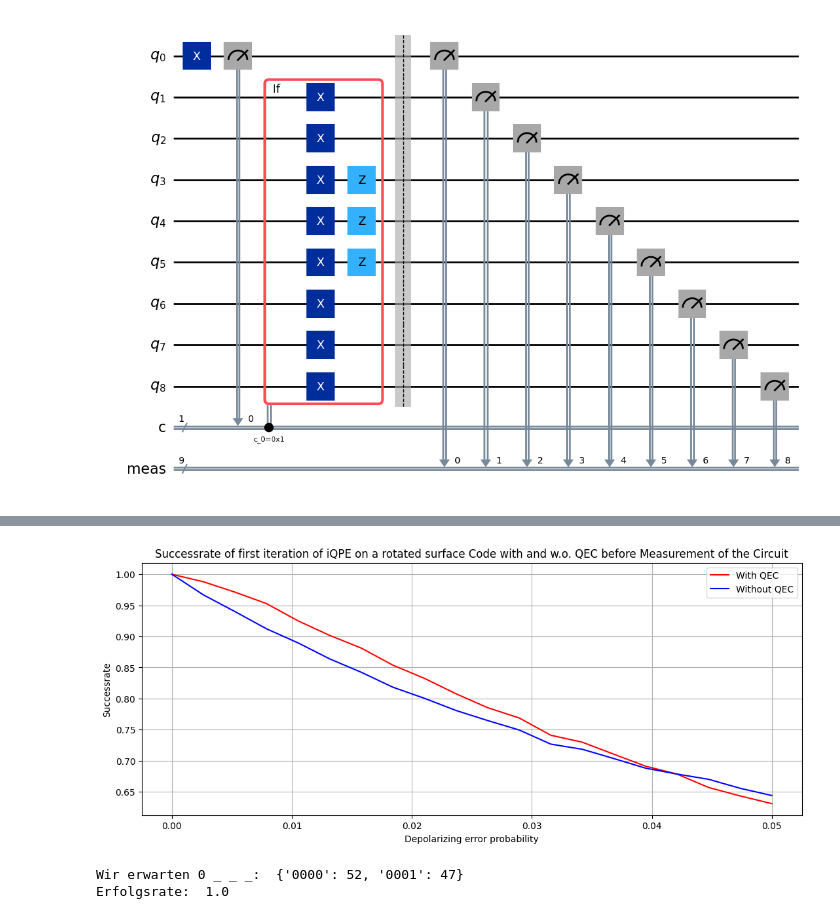
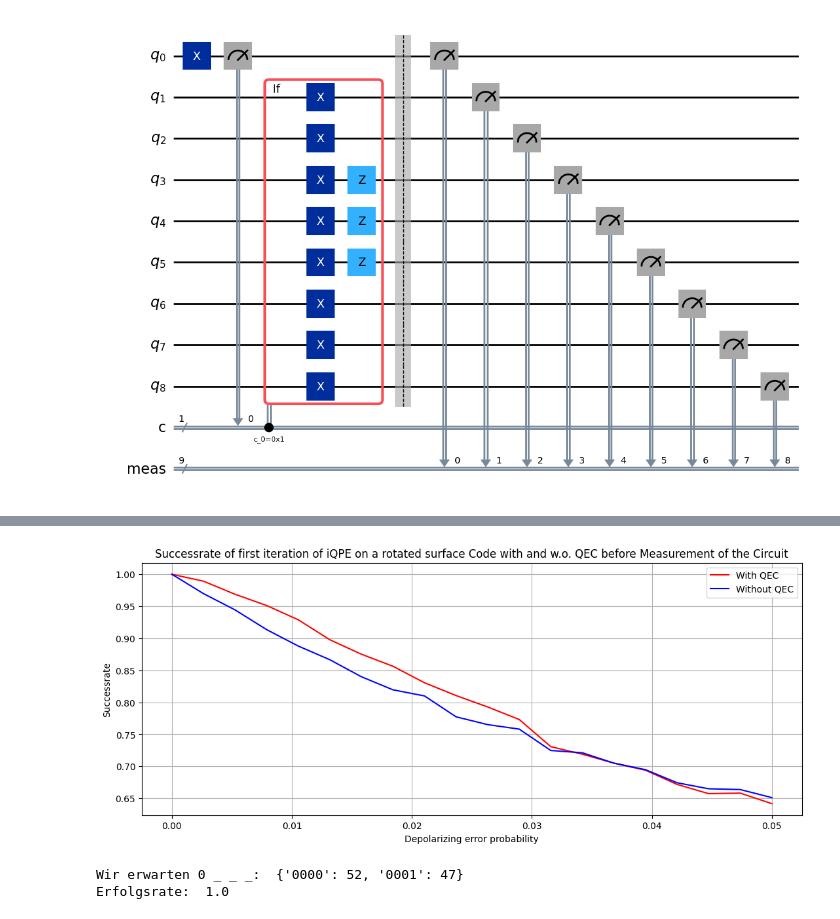
Before and after one commit to RicemanBoy/qc_researchproject, a Jupyter notebook: Rotated Surface Code/Eigener Surface Code.ipynb, the cells around one changed output, grey strips where cells are left out. Drawn from its saved outputs; the diff is of its cells as text; code cells hidden in the pictures.

```diff
--- a/Rotated Surface Code/Eigener Surface Code.ipynb
+++ b/Rotated Surface Code/Eigener Surface Code.ipynb
@@ -728,7 +777,7 @@ ancilla = qc.num_qubits - 2
 qc = Hadamard(qc,0)
 
 for i in range(4):
-    qc = T_L_test(circuit = qc, had = True, pos = 0)
+    qc = adjoint_T_L(circuit = qc, had = True, pos = 0)
 
 #qc = Z_L(qc, True, 0)
 
@@ -738,12 +787,13 @@ qc.reset(ancilla)
 
 qc = Z_parity(qc,False,0)
 
-qc.measure(ancilla,3)
+qc.measure(ancilla,0)
 
 sim = AerSimulator()
-job = sim.run(qc, shots=100000)
+job = sim.run(qc, shots=1000)
 result = job.result()
 counts = result.get_counts()
 
 print("Wir wollen 1 _ _ _: ", counts)
+gates(qc)
 # %% [output]
@@ -931,7 +986,7 @@ qc = Z_parity(qc,hadamard = False,pos=0)
 
 qc.measure(ancilla,3)
 
-shots = 100000
+shots = 10000
 sim = AerSimulator()
 job = sim.run(qc, noise_model = noise_model, shots=shots)
 result = job.result()
@@ -995,7 +1051,7 @@ for i in x:
 
     qc.measure(ancilla,3)
 
-    shots = 50000
+    shots = 5000
     sim = AerSimulator()
     job = sim.run(qc, noise_model = noise_model, shots=shots)
     result = job.result()
@@ -1023,38 +1079,38 @@ for i in x:
     qc = Z_parity(qc,hadamard = False,pos=0)
     qc.measure(ancilla,3)
 
-    shots = 50000
+    shots = 5000
     sim = AerSimulator()
     job = sim.run(qc, noise_model = noise_model, shots=shots)
     result = job.result()
     counts = result.get_counts()
 
     x_old = list(counts.keys())
     x_old = [j[0] for j in x_old]
     y_old = list(counts.values())
 
     success  =  0
     for j in range(len(x_old)):
         if x_old[j] == "1":
             success += y_old[j]
 
     Erfolgsrate = success/shots
     y_no_QEC.append(Erfolgsrate)
 
 fig, ax = plt.subplots(figsize=(13,5))
 
 ax.plot(x,y,label = "With QEC", color="red")
 ax.plot(x,y_no_QEC, label = "Without QEC", color="blue")
 plt.title("Successrate of first iteration of iQPE on a rotated surface Code with and w.o. QEC before Measurement of the Circuit")
 plt.xlabel("Depolarizing error probability")
 plt.ylabel("Successrate")
 plt.grid()
 plt.legend()
 data = np.array((x,y,y_no_QEC))
 #np.savetxt("QEC.txt", data, delimiter=",")
 plt.show()
 # %% [output]
-[figure, old version]
+[figure, new version]
 # %%
 #Implementation von iQPE für 2 Iterationen mit Theta=90°  : Zweite Iteration
 
```
Also changed, not shown: parts of 10 cells of this notebook.
